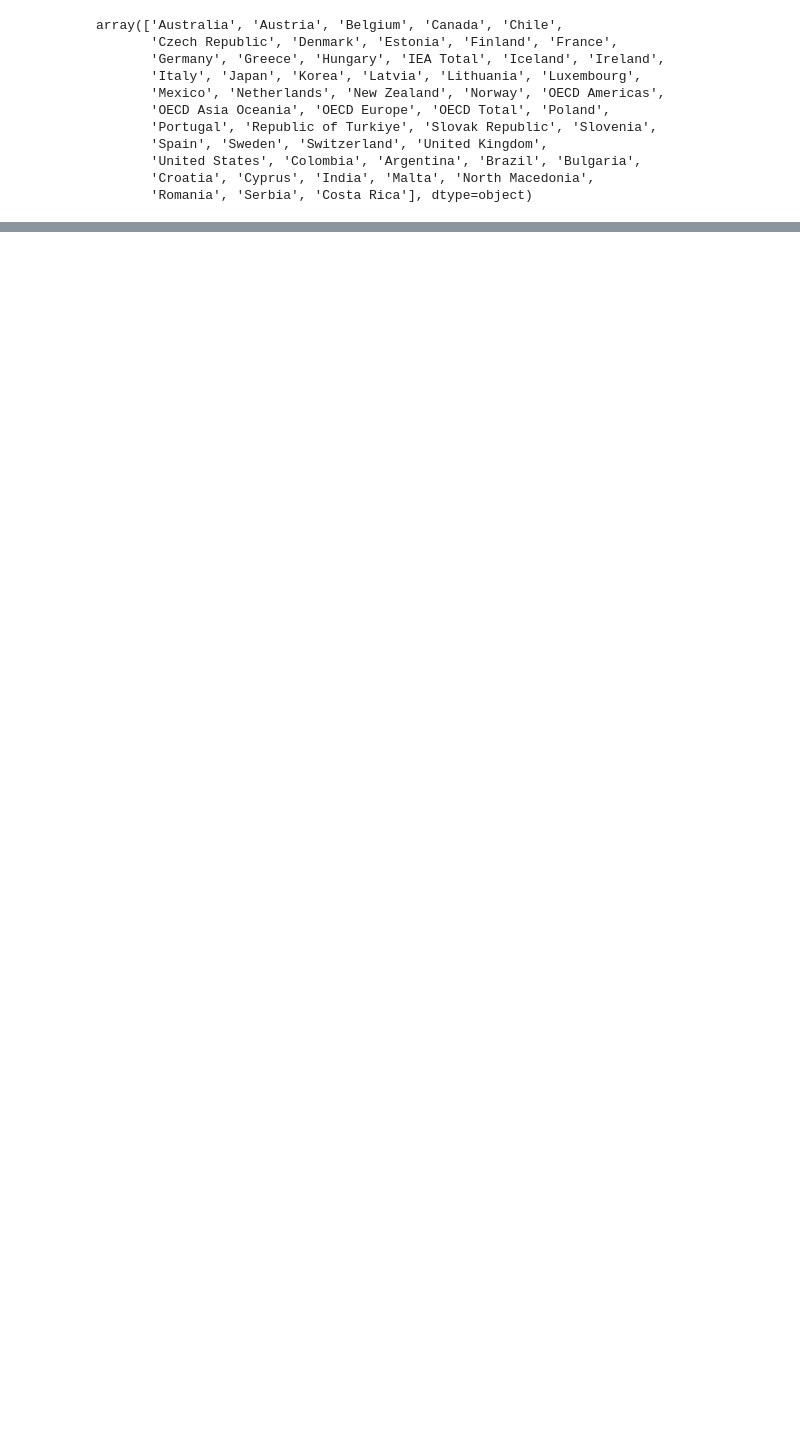
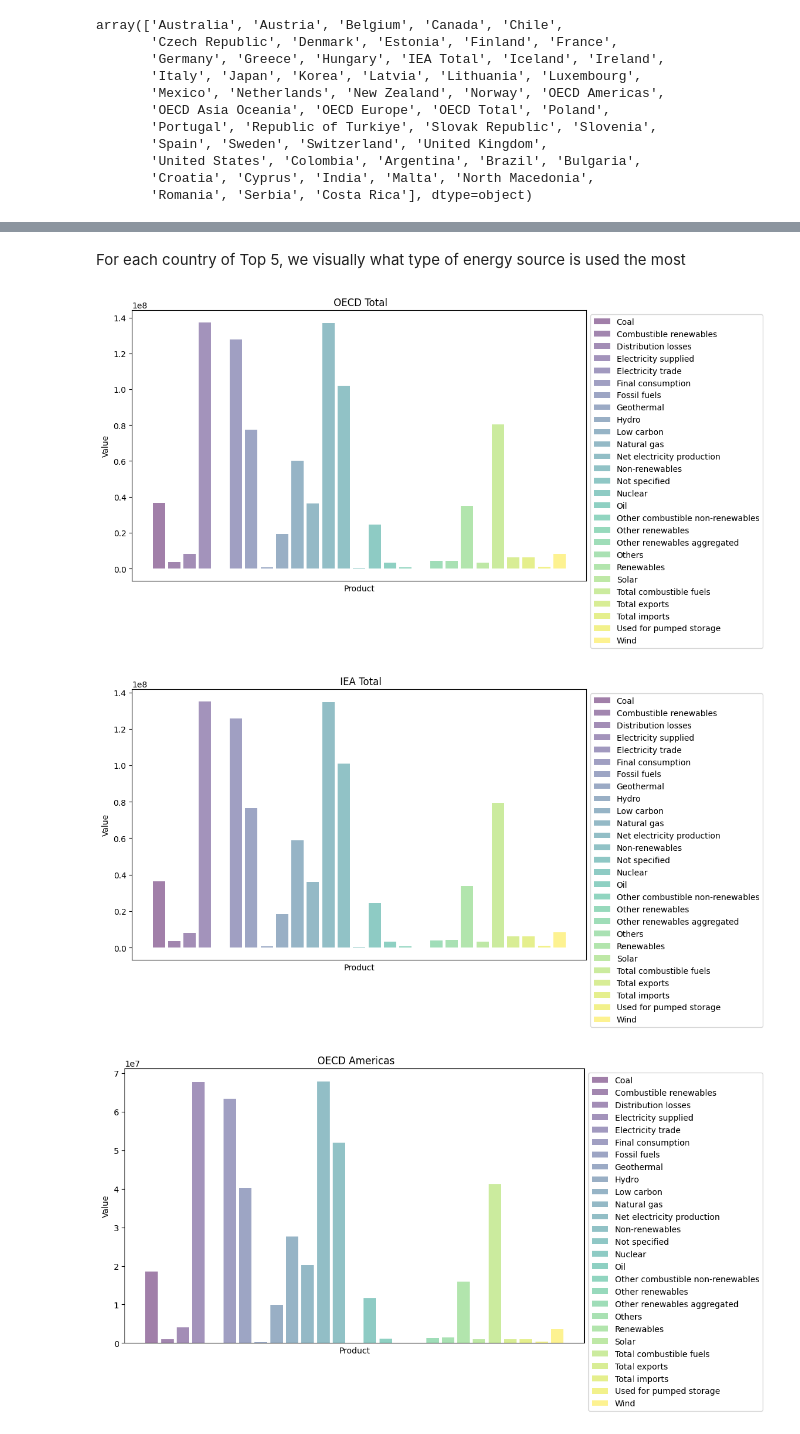
Before and after one commit to ibranbhan/DataScienceProject_electricity_production, a Jupyter notebook: final.ipynb, the cells around one changed output, grey strips where cells are left out. Cells and saved outputs as stored; diff of their text form; code cells hidden in the pictures; blank space fills up the shorter version.

```diff
--- a/final.ipynb
+++ b/final.ipynb
@@ -95,3 +97,0 @@ plt.show()
-# %%
-df.drop_duplicates(inplace=True)
-print("Number of rows after removing duplcates:", df.shape[0])
@@ -99,0 +112,2 @@ Number of rows after removing duplcates: 181915
+# %%
+extractCountryWithTimelineAndProduct = df[['COUNTRY','YEAR','MONTH', 'VALUE','PRODUCT']]
@@ -99,0 +125,4 @@ Number of rows after removing duplcates: 181915
+# %%
+MostCountryGenerationElectricity = extractCountryWithTimelineAndProduct[['COUNTRY' ,'VALUE']].groupby(['COUNTRY']).sum()
+MostCountryGenerationElectricity.reset_index(inplace=True)
+MostCountryGenerationElectricity.nlargest(5, 'VALUE')
@@ -99,0 +136,27 @@ Number of rows after removing duplcates: 181915
+# %%
+TopCountry = MostCountryGenerationElectricity.nlargest(5, 'VALUE')['COUNTRY'].replace(' ', '')
+SumOfGenerationElectricityPreSource = extractCountryWithTimelineAndProduct.groupby(['COUNTRY','PRODUCT']).sum()
+SumOfGenerationElectricityPreSource.reset_index(inplace=True)
+# %% [markdown]
+For each country of Top 5, we visually what type of energy source is used the most
+# %%
+products = SumOfGenerationElectricityPreSource['PRODUCT'].unique()
+colormap = plt.cm.get_cmap('viridis', len(products))
+for i in TopCountry:
+    subset = SumOfGenerationElectricityPreSource[SumOfGenerationElectricityPreSource['COUNTRY'] == i]
+    plt.figure(figsize=(10, 6))
+    for j, product in enumerate(products):
+        product_subset = subset[subset['PRODUCT'] == product]
+        color = colormap(j / len(products))
+        plt.bar(product_subset['PRODUCT'], product_subset['VALUE'], label=product, color=color, alpha=0.5)
+
+    plt.title(f' {i}')
+    plt.xlabel('Product')
+    plt.ylabel('Value')
+    plt.xticks([])
+    plt.legend(loc='upper left', bbox_to_anchor=(1, 1))
+    plt.show()
+# %% [output]
+[figure, added]
+[figure, added]
+[figure, added]
```
Also changed, not shown: parts of 27 cells of this notebook, 4 other files.
